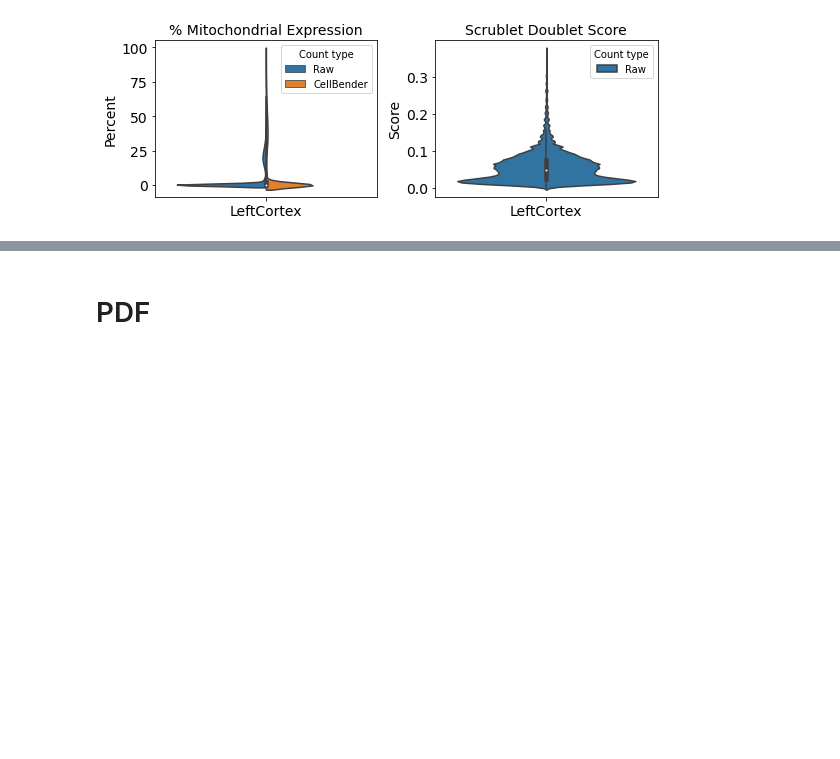
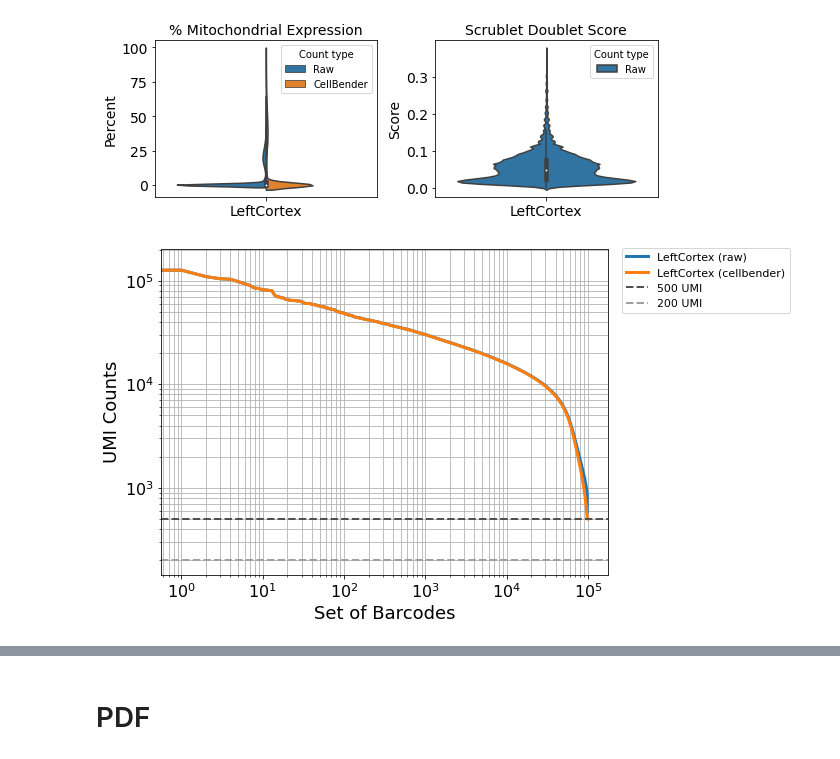
Before and after one commit to mortazavilab/parse_pipeline, a Jupyter notebook: annotation/Plate_Report.ipynb, the cells around one changed output, grey strips where cells are left out. Drawn from its saved outputs; the diff is of its cells as text; code cells hidden in the pictures; blank space fills up the shorter version.

```diff
--- a/annotation/Plate_Report.ipynb
+++ b/annotation/Plate_Report.ipynb
@@ -655,3 +655,14 @@ plt.savefig(qc_violin_mt_ds, format='png', bbox_inches='tight', dpi=300)
 plt.show()
 # %% [output]
 [figure]
+# %%
+adata = sc.read_h5ad('IGVFB01_LeftCortex_annotated_adata.h5ad')
+# %%
+# Example usage
+conditional_plot_knee(adata)
+
+# Save the plot
+cb_knee_filt = "cb_knee_plot_plate_filtered.png"
+plt.savefig(cb_knee_filt, format='png', bbox_inches='tight', dpi=300)
+# %% [output]
+[figure, added]
```
Also changed, not shown: parts of 8 cells of this notebook, 3 other files.
